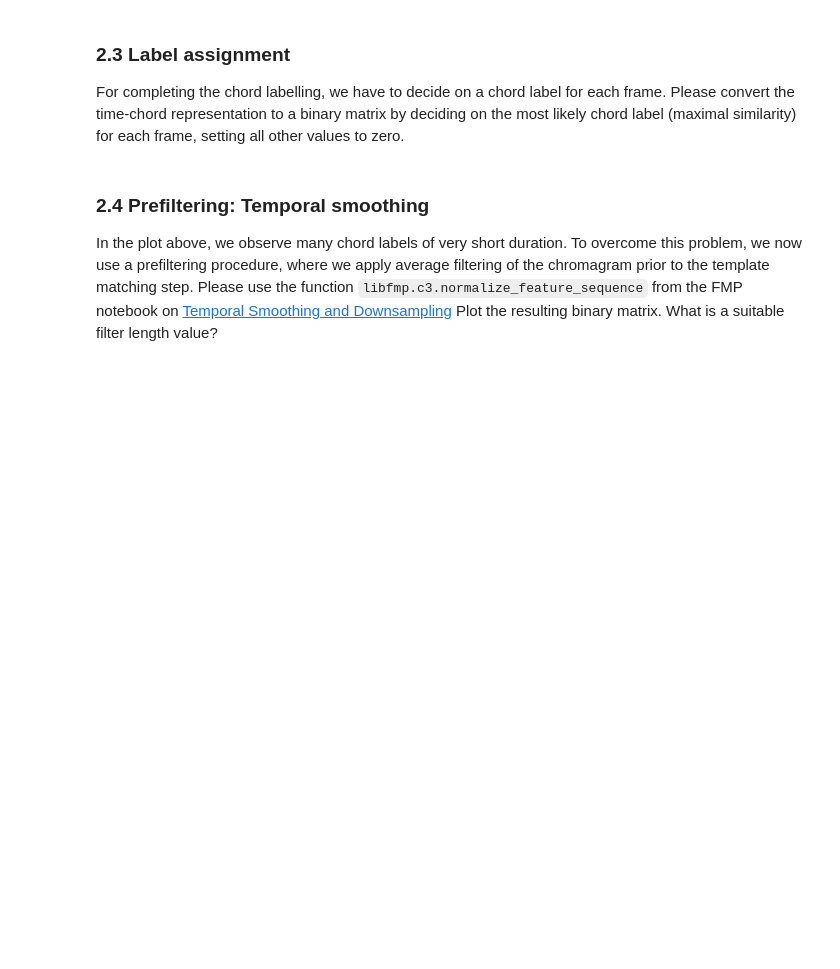
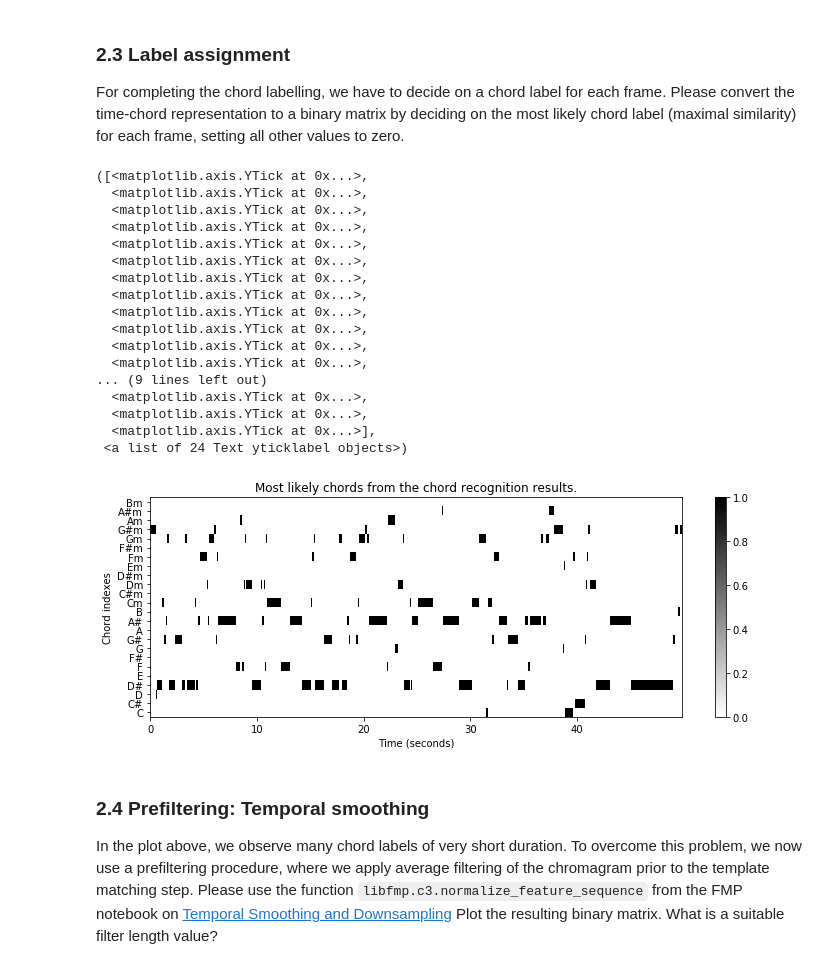
Before and after one commit to marc-philipp-knechtle/mir, a Jupyter notebook: ExerciseMIR/exercise04.ipynb, the cells around one changed output. Cells and saved outputs as stored; diff of their text form; code cells hidden in the pictures; blank space fills up the shorter version.

```diff
--- a/ExerciseMIR/exercise04.ipynb
+++ b/ExerciseMIR/exercise04.ipynb
@@ -226,3 +281,37 @@ For completing the chord labelling, we have to decide on a chord label for each
+# %%
+## your code here (compute binary matrix of maximizing entries only)
+
+# setting axis=0 results in the maximum similarity chord picked for each time frame
+chord_max = np.argmax(f_analysis_global, axis=0)
+
+# The most likely chords have the same appearance as the similarity matrix
+most_likely_chords = np.zeros(f_analysis_global.shape)
+for n in range(f_analysis_global.shape[1]):  # For each time frame
+    most_likely_chords[chord_max[n], n] = 1  # Assign the Position of this time frame at the particular chord to 1
+
+## your code here (plot the binary time-chord representation f_analysis_max)
+libfmp.b.plot_matrix(most_likely_chords, title='Most likely chords from the chord recognition results.',
+                     ylabel='Chord indexes', Fs=10, figsize=(10, 4))
+plt.yticks(np.arange(24), chord_labels)
+# %% [output]
+([<matplotlib.axis.YTick at 0x...>,
+  <matplotlib.axis.YTick at 0x...>,
+  <matplotlib.axis.YTick at 0x...>,
+  <matplotlib.axis.YTick at 0x...>,
+  <matplotlib.axis.YTick at 0x...>,
+  <matplotlib.axis.YTick at 0x...>,
+  <matplotlib.axis.YTick at 0x...>,
+  <matplotlib.axis.YTick at 0x...>,
+  <matplotlib.axis.YTick at 0x...>,
+  <matplotlib.axis.YTick at 0x...>,
+  <matplotlib.axis.YTick at 0x...>,
+  <matplotlib.axis.YTick at 0x...>,
+... (9 lines left out)
+  <matplotlib.axis.YTick at 0x...>,
+  <matplotlib.axis.YTick at 0x...>,
+  <matplotlib.axis.YTick at 0x...>],
+ <a list of 24 Text yticklabel objects>)
+[figure, added]
 # %% [markdown]
 ### 2.4 Prefiltering: Temporal smoothing
 
```
Also changed, not shown: parts of 9 cells of this notebook, 1 other file.
